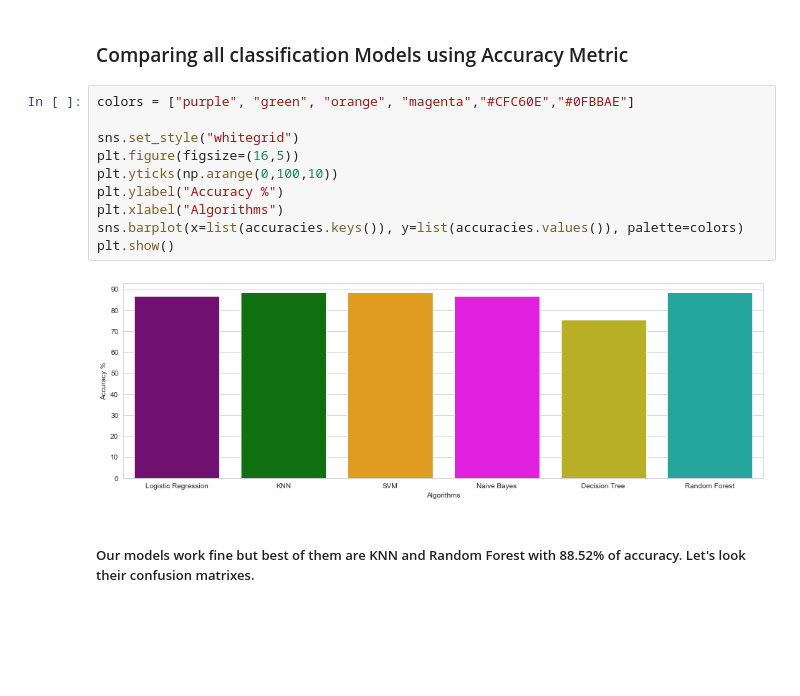
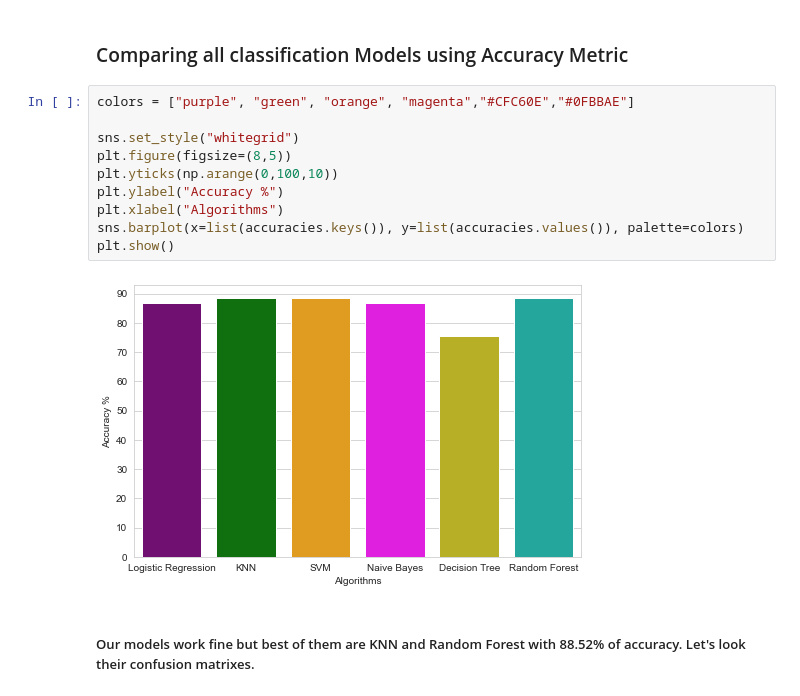
Before and after one commit to jyotirmayamahanta/Heart-Disease-Classification-Self-Project, a Jupyter notebook: Heart Disease Classification.ipynb, the cells around one changed output. Drawn from its saved outputs; the diff is of its cells as text; blank space fills up the shorter version.

```diff
--- a/Heart Disease Classification.ipynb
+++ b/Heart Disease Classification.ipynb
@@ -299,15 +303,15 @@ Random Forest Algorithm Accuracy Score : 88.52%
 # %%
 colors = ["purple", "green", "orange", "magenta","#CFC60E","#0FBBAE"]
 
 sns.set_style("whitegrid")
-plt.figure(figsize=(16,5))
+plt.figure(figsize=(8,5))
 plt.yticks(np.arange(0,100,10))
 plt.ylabel("Accuracy %")
 plt.xlabel("Algorithms")
 sns.barplot(x=list(accuracies.keys()), y=list(accuracies.values()), palette=colors)
 plt.show()
 # %% [output]
-[figure, old version]
+[figure, new version]
 # %% [markdown]
 ##### Our models work fine but best of them are KNN and Random Forest with 88.52% of accuracy. Let's look their confusion matrixes.
 # %% [markdown]
```
Also changed, not shown: parts of 14 cells of this notebook.
